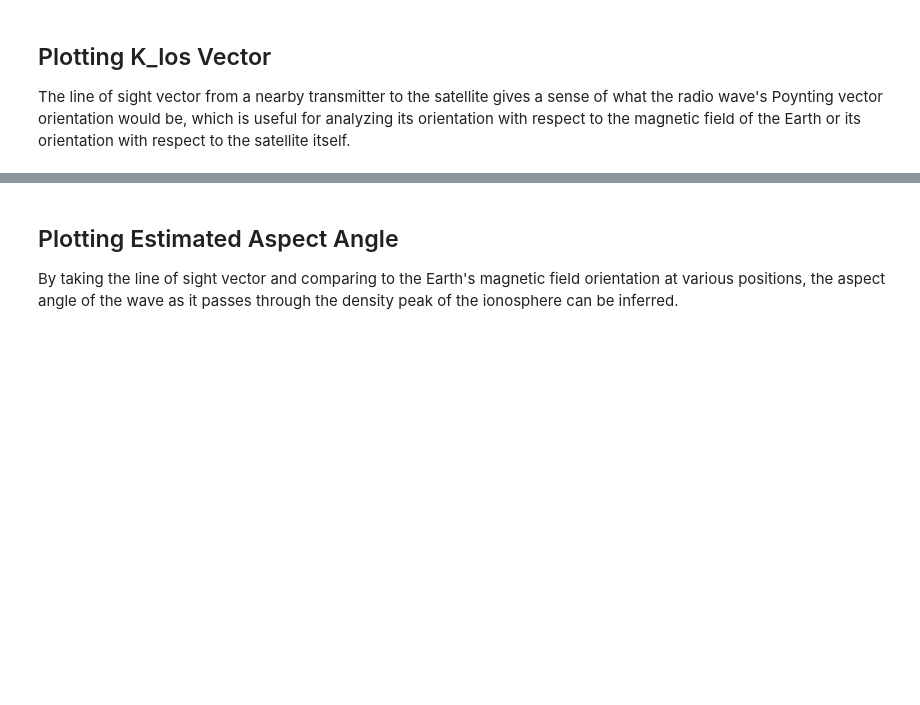
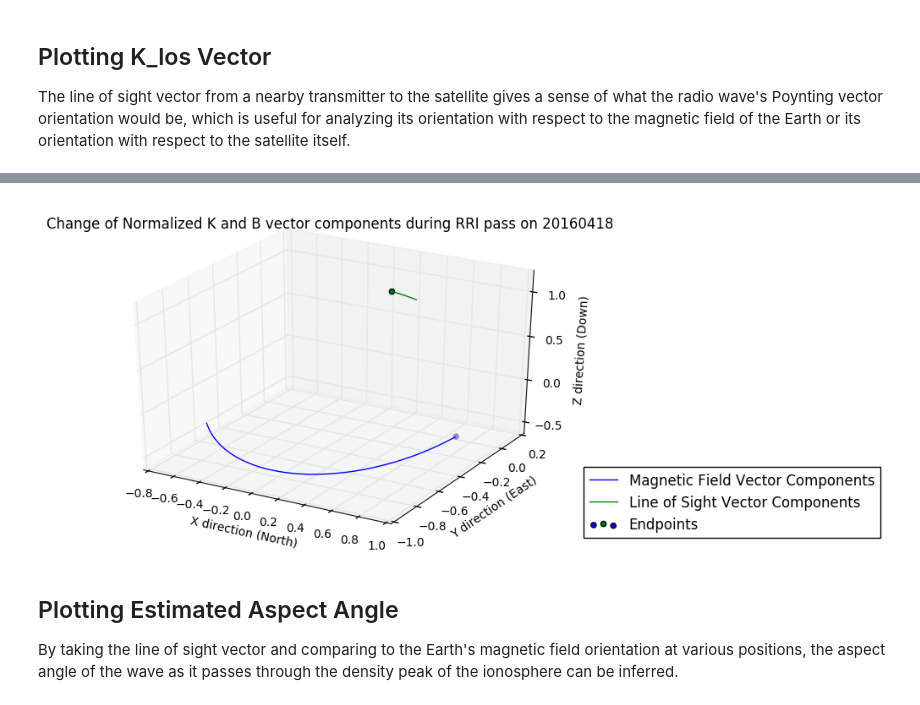
Before and after one commit to dfairbairn/rriephtk, a Jupyter notebook: OttawaPlots.ipynb, the cells around one changed output, grey strips where cells are left out. Cells and saved outputs as stored; diff of their text form; code cells hidden in the pictures; blank space fills up the shorter version.

```diff
--- a/OttawaPlots.ipynb
+++ b/OttawaPlots.ipynb
@@ -538,3 +542,81 @@ plot_kvec("20160418")
+# %%
+def plot_k_b(date_string):
+    """
+    A function for visualizing the b-field and line of sight vector's time evolution throughout a pass of EPOP.
+
+    *** PARAMS ***
+    date_string (string): string in form "20160418" to denote date for which to plot KB angle
+
+    *** RETURNS ***
+    - (just plots)
+
+    """
+    fname,index_reversal = get_ottawa_data(date_string)
+    lons,lats,alts,ephtimes,mlons,mlats,mlts,pitch,yaw,roll = get_rri_ephemeris_full(fname)
+    bvecs,kvecs,angles = get_kb_ottawa_angle(lons,lats,alts,ephtimes)
+    indx_closest, dists = get_closest_ottawa_approach(lons,lats,alts)
+    times = ephems_to_datetime(ephtimes)
+
+    """
+    my_xticks = []
+    num_ticks = 5
+    length = times.__len__()
+    tick_sep = length/(num_ticks - 1)
+    dt_t  = times[0]
+    alt_t = alts[0]
+    lon_t = lons[0]
+    lat_t = lats[0]
+    mlon_t = mlons[0]
+    mlat_t = mlats[0]
+    mlt_t = mlts[0]
+    dist_t = dists[0]
+    my_xticks.append("Time (UTC):    "+str(dt_t.time())+"\nLatitude:    "+str(lat_t)+\
+        "\nLongitude:    "+str(lon_t)+"\nAltitude:    "+str(alt_t)+\
+    "\nMagnetic Local Time:    "+str(mlt_t)+"\nMagnetic Latitude:    "+str(mlat_t)+\
+    "\nMagnetic Longitude:    "+str(mlon_t)+"\nDistance (km):    "+str(dist_t))
+    for i in range(num_ticks-1):
+        alt_t = alts[tick_sep*(i+1)]
+        lon_t = lons[tick_sep*(i+1)]
+        lat_t = lats[tick_sep*(i+1)]
+        mlon_t = mlons[tick_sep*(i+1)]
+        mlat_t = mlats[tick_sep*(i+1)]
+        dt_t  = times[tick_sep*(i+1)]
+        mlt_t = mlts[tick_sep*(i+1)]
+        dist_t = dists[tick_sep*(i+1)]
+        my_xticks.append(str(dt_t.time())+"\n"+str(lat_t)+"\n"+str(lon_t)+"\n"+str(alt_t)+\
+                "\n"+str(mlt_t)+"\n"+str(mlat_t)+"\n"+str(mlon_t)+"\n"+str(dist_t))
+    """
+
+    indices = range(angles.__len__())
+    tick_indices = [i*tick_sep for i in range(num_ticks)]
+
+    from mpl_toolkits.mplot3d import Axes3D
+    fig = plt.figure()
+    ax = Axes3D(fig)
+    norm_b = np.array([ b/np.linalg.norm(b) for b in bvecs])
+    norm_k = np.array([ k/np.linalg.norm(k) for k in kvecs])
+    norm_kx = [kv[0] for kv in norm_k]
+    norm_ky = [kv[1] for kv in norm_k]
+    norm_kz = [kv[2] for kv in norm_k]
+    norm_bx = [bv[0] for bv in norm_b]
+    norm_by = [bv[1] for bv in norm_b]
+    norm_bz = [bv[2] for bv in norm_b]
+    angle_dists = np.array([ np.linalg.norm(norm_b[i] - norm_k[i]) for i in range(len(norm_b))])
+    angles = np.degrees(np.arccos(1 - (angle_dists**2)/2))
+    #print angles
+    Axes3D.scatter(ax,[norm_kx[-1],norm_bx[-1]],[norm_ky[-1],norm_by[-1]],zs=[norm_kz[-1],norm_bz[-1]],c=['b','g'],label='Endpoints')
+    Axes3D.plot(ax, norm_kx, norm_ky, zs=norm_kz,label="Magnetic Field Vector Components")
+    Axes3D.plot(ax, norm_bx, norm_by, zs=norm_bz,label="Line of Sight Vector Components")
+    plt.xlabel("X direction (North)")
+    plt.ylabel("Y direction (East)")
+    ax.set_zlabel("Z direction (Down)")
+    plt.legend(numpoints=1,bbox_to_anchor=(1., 0.02, 1., .102), loc=3, borderaxespad=0.)
+    plt.title("Change of Normalized K and B vector components during RRI pass on " + str(date_string))
+    plt.show()
+
+plot_k_b("20160418")
+# %% [output]
+[figure, added]
 # %% [markdown]
 ## Plotting Estimated Aspect Angle
 By taking the line of sight vector and comparing to the Earth's magnetic field orientation at various positions, the aspect angle of the wave as it passes through the density peak of the ionosphere can be inferred.
```
Also changed, not shown: parts of 8 cells of this notebook, 4 other files.
